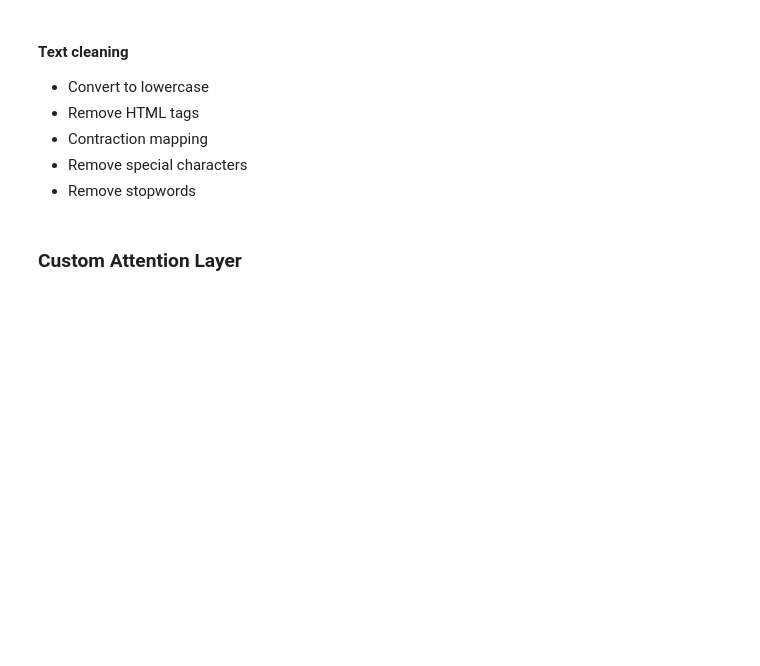
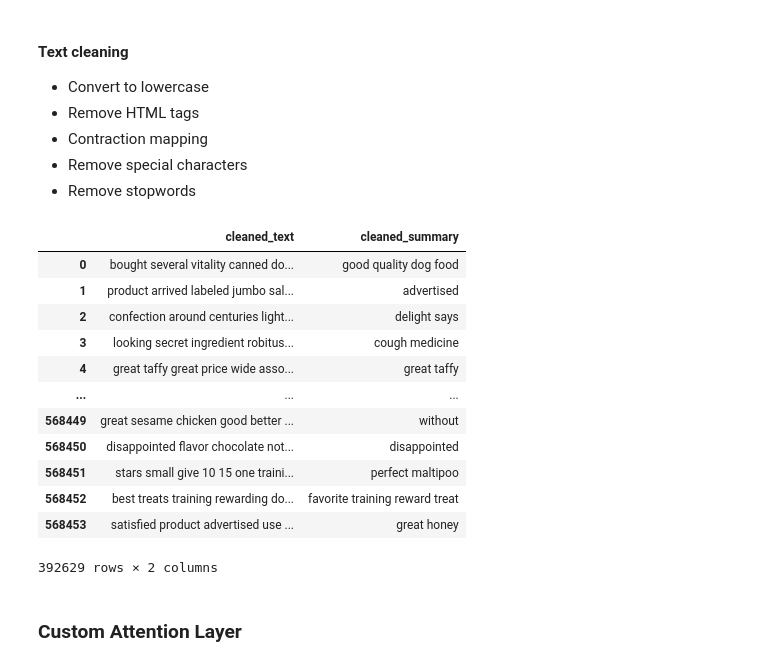
Before and after one commit to vantuan5644/LungCancerTreatment, a Jupyter notebook: src/text_summarization/extractive_textrank.ipynb, the cells around one changed output. Cells and saved outputs as stored; diff of their text form; code cells hidden in the pictures; blank space fills up the shorter version.

```diff
--- a/src/text_summarization/extractive_textrank.ipynb
+++ b/src/text_summarization/extractive_textrank.ipynb
@@ -318,13 +334,15 @@ from contraction import contraction_mapping
 from bs4 import BeautifulSoup
 # %%
 stop_words = set(stopwords.words('english'))
-def text_cleaner(text, remove_short_words=False):
+def text_cleaner(text, remove_short_words=False, remove_xml_tag=False):
     newString = text.lower()
-    newString = BeautifulSoup(newString, "lxml").text
+    if remove_xml_tag:
+      newString = BeautifulSoup(newString, "lxml").text
     newString = re.sub(r'\([^)]*\)', '', newString)
     newString = re.sub('"','', newString)
     newString = ' '.join([contraction_mapping[t] if t in contraction_mapping else t for t in newString.split(" ")])
-    newString = re.sub(r"'s\b\n","",newString)
+    newString = re.sub(r"'s\b","",newString)
+    newString = re.sub('\n+', ' ', newString)
     newString = re.sub("[^a-zA-Z0-9]", " ", newString)
     tokens = [w for w in newString.split() if not w in stop_words]
     if remove_short_words:
@@ -334,11 +352,36 @@ def text_cleaner(text, remove_short_words=False):
               long_words.append(i)
       return (" ".join(long_words)).strip()
     else:
-      return tokens
+      return ' '.join(tokens)
 # %%
 cleaned_text = []
 for t in data['Text']:
-    cleaned_text.append(text_cleaner(t))
+    cleaned_text.append(text_cleaner(t, remove_xml_tag=True))
+# %%
+cleaned_summary = []
+for t in data['Summary']:
+    cleaned_summary.append(text_cleaner(t, remove_xml_tag=False))
+# %%
+data['cleaned_text'] = cleaned_text
+data['cleaned_summary'] = cleaned_summary
+data['cleaned_summary'].replace('', np.nan, inplace=True)
+data.dropna(axis=0,inplace=True)
+# %%
+data[['cleaned_text', 'cleaned_summary']]
+# %% [output]
+|  | cleaned_text | cleaned_summary |
+| 0 | bought several vitality canned do... | good quality dog food |
+| 1 | product arrived labeled jumbo sal... | advertised |
+| 2 | confection around centuries light... | delight says |
+| 3 | looking secret ingredient robitus... | cough medicine |
+| 4 | great taffy great price wide asso... | great taffy |
+| ... | ... | ... |
+| 568449 | great sesame chicken good better ... | without |
+| 568450 | disappointed flavor chocolate not... | disappointed |
+| 568451 | stars small give 10 15 one traini... | perfect maltipoo |
+| 568452 | best treats training rewarding do... | favorite training reward treat |
+| 568453 | satisfied product advertised use ... | great honey |
+392629 rows × 2 columns
 # %% [markdown]
 ### Custom Attention Layer
 # %%
```
Also changed, not shown: parts of 1 cell of this notebook.
